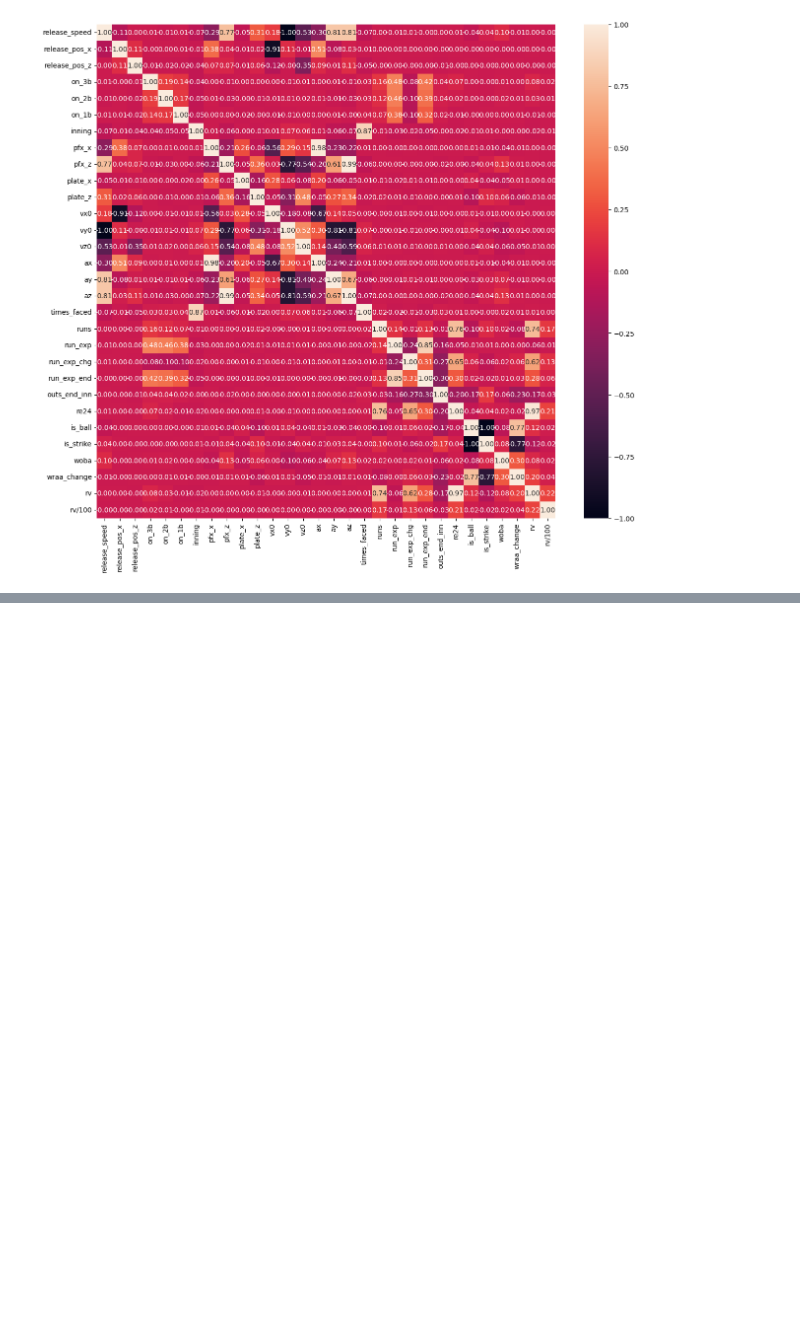
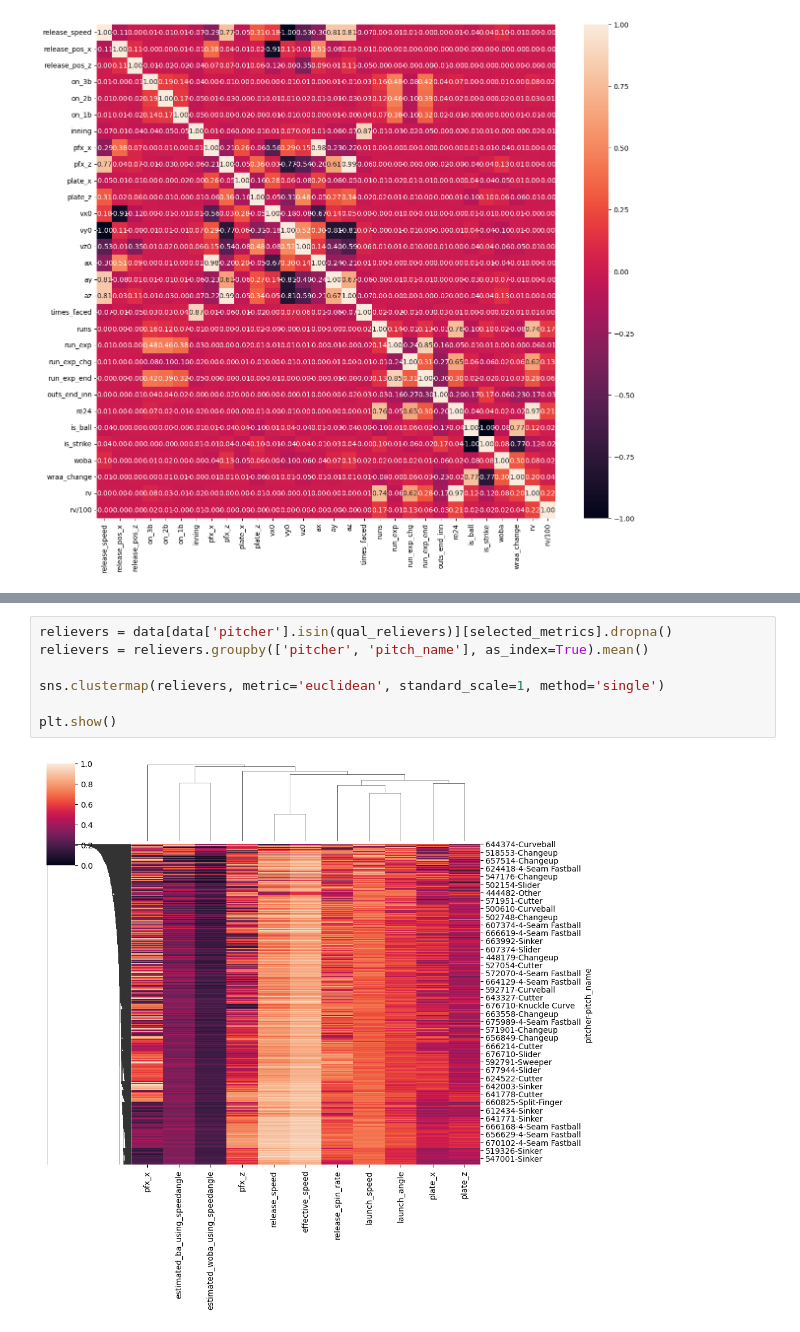
Before and after one commit to EddietheProgrammer/Reds-Hackathon, a Jupyter notebook: code.ipynb, the cells around one changed output, grey strips where cells are left out. Saved outputs shown, nothing was run; the diff lists cells and outputs as text; blank space fills up the shorter version.

```diff
--- a/code.ipynb
+++ b/code.ipynb
@@ -528,0 +427,9 @@ data[data['player_name'] == 'Kopech, Michael'].groupby(['player_name', 'game_yea
+# %%
+relievers = data[data['pitcher'].isin(qual_relievers)][selected_metrics].dropna()
+relievers = relievers.groupby(['pitcher', 'pitch_name'], as_index=True).mean()
+
+sns.clustermap(relievers, metric='euclidean', standard_scale=1, method='single')
+
+plt.show()
+# %% [output]
+[figure, added]
```
Also changed, not shown: parts of 31 cells of this notebook.
